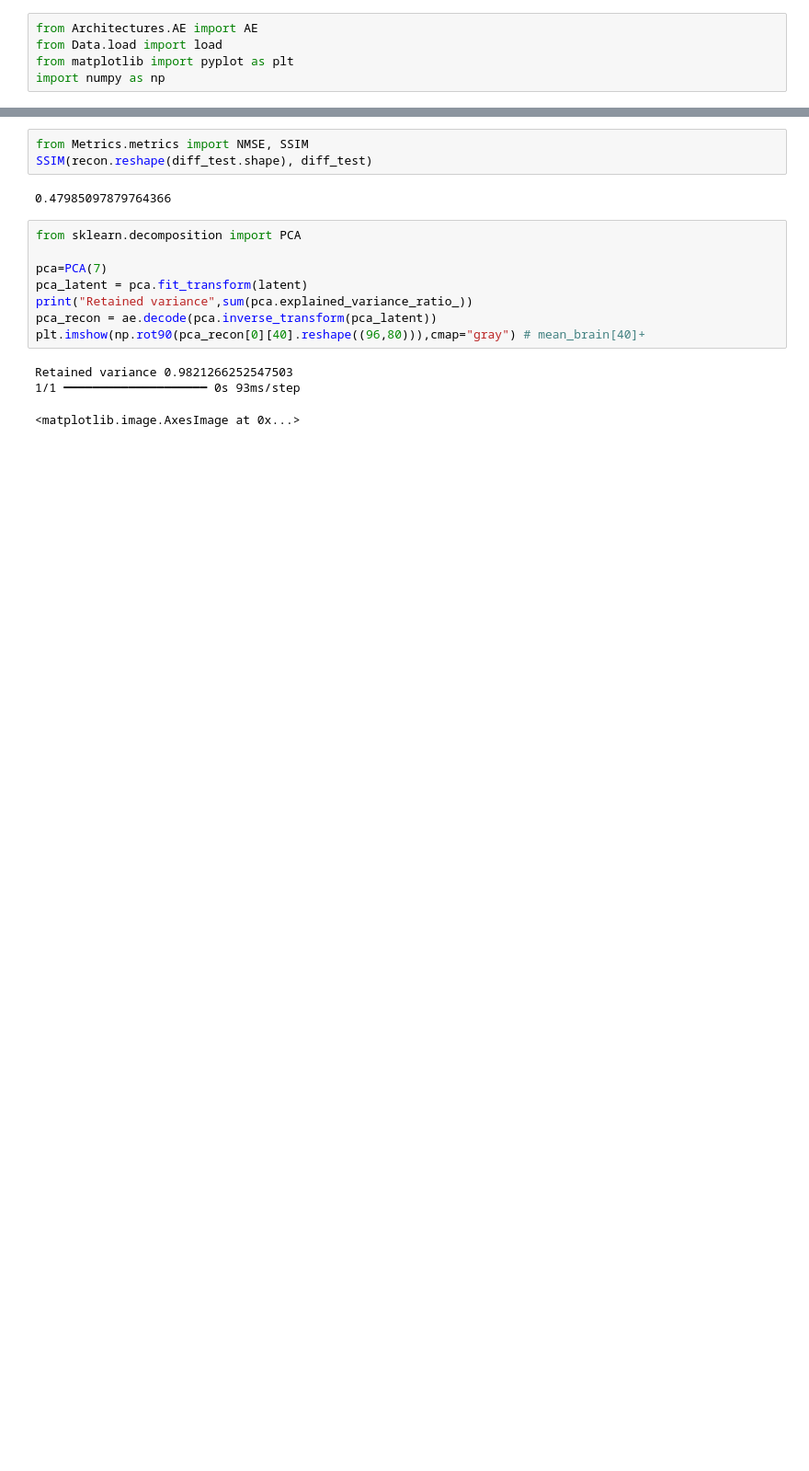
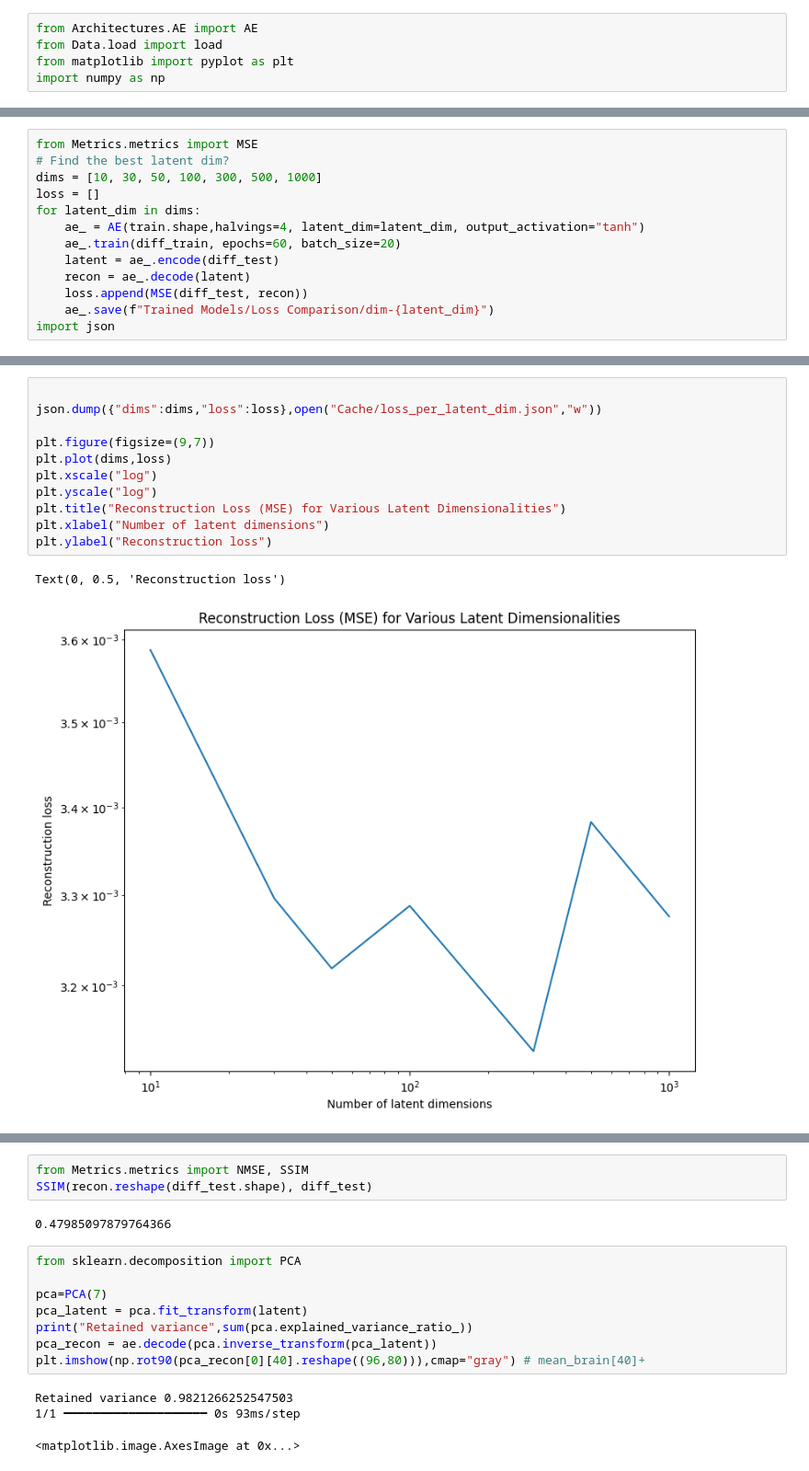
Before and after one commit to Vaakir/unsupervised-deep-learning-bachelor-thesis, a Jupyter notebook: test_ae.ipynb, the cells around one changed output, grey strips where cells are left out. Shown at 92% size. Saved outputs shown, nothing was run; the diff lists cells and outputs as text; blank space fills up the shorter version.

```diff
--- a/test_ae.ipynb
+++ b/test_ae.ipynb
@@ -66,0 +63,13 @@ Models saved to TrainedModels/Temp
+# %%
+from Metrics.metrics import MSE
+# Find the best latent dim?
+dims = [10, 30, 50, 100, 300, 500, 1000]
+loss = []
+for latent_dim in dims:
+    ae_ = AE(train.shape,halvings=4, latent_dim=latent_dim, output_activation="tanh")
+    ae_.train(diff_train, epochs=60, batch_size=20)
+    latent = ae_.encode(diff_test)
+    recon = ae_.decode(latent)
+    loss.append(MSE(diff_test, recon))
+    ae_.save(f"Trained Models/Loss Comparison/dim-{latent_dim}")
+import json
@@ -66,0 +123,14 @@ Models saved to TrainedModels/Temp
+# %%
+
+json.dump({"dims":dims,"loss":loss},open("Cache/loss_per_latent_dim.json","w"))
+
+plt.figure(figsize=(9,7))
+plt.plot(dims,loss)
+plt.xscale("log")
+plt.yscale("log")
+plt.title("Reconstruction Loss (MSE) for Various Latent Dimensionalities")
+plt.xlabel("Number of latent dimensions")
+plt.ylabel("Reconstruction loss")
+# %% [output]
+Text(0, 0.5, 'Reconstruction loss')
+[figure, added]
```
Also changed, not shown: parts of 12 cells of this notebook, 5 other files.
